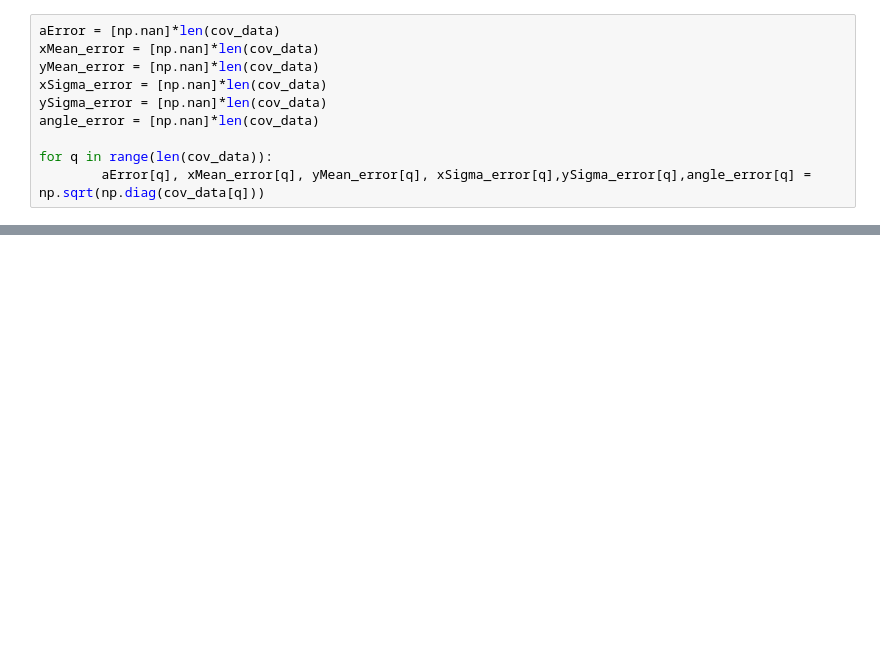
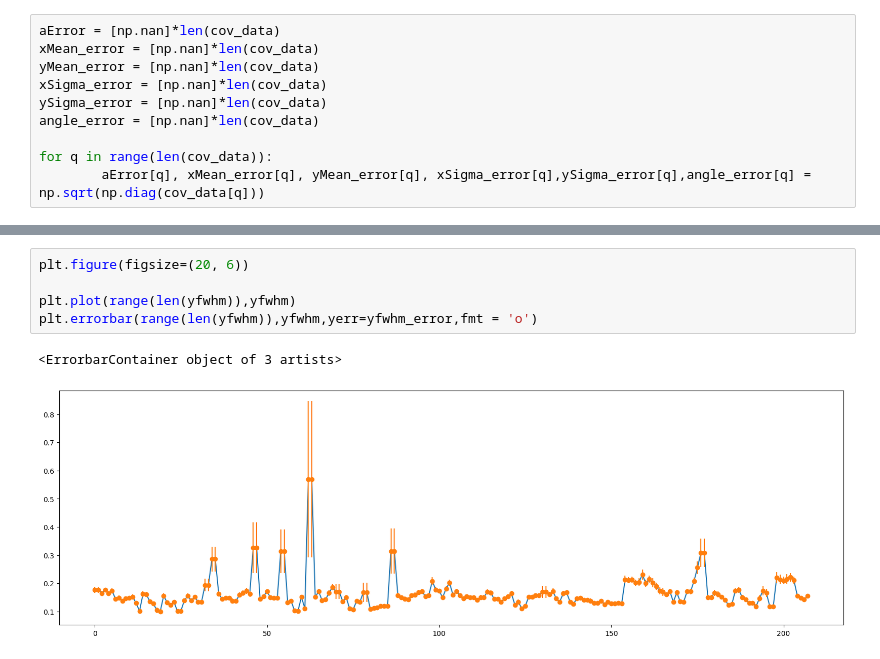
Before and after one commit to laureloneill/psf_source_localization, a Jupyter notebook: processBCgauss.ipynb, the cells around one changed output, grey strips where cells are left out. Cells and saved outputs as stored; diff of their text form; blank space fills up the shorter version.

```diff
--- a/processBCgauss.ipynb
+++ b/processBCgauss.ipynb
@@ -67,0 +115,8 @@ reconstruction_list()
+# %%
+plt.figure(figsize=(20, 6))
+
+plt.plot(range(len(yfwhm)),yfwhm)
+plt.errorbar(range(len(yfwhm)),yfwhm,yerr=yfwhm_error,fmt = 'o')
+# %% [output]
+<ErrorbarContainer object of 3 artists>
+[figure, added]
```
Also changed, not shown: parts of 15 cells of this notebook, 7 other files.
